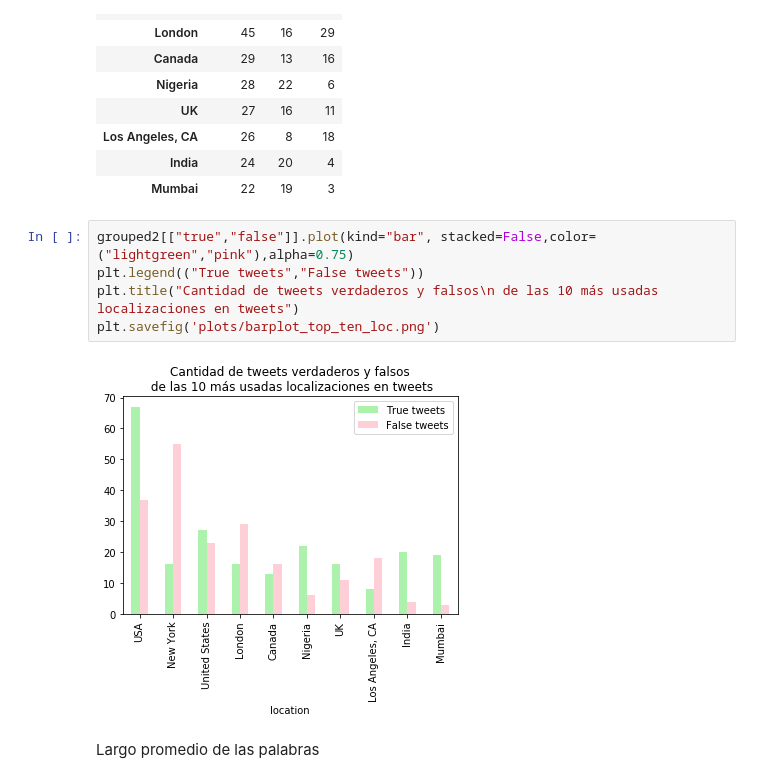
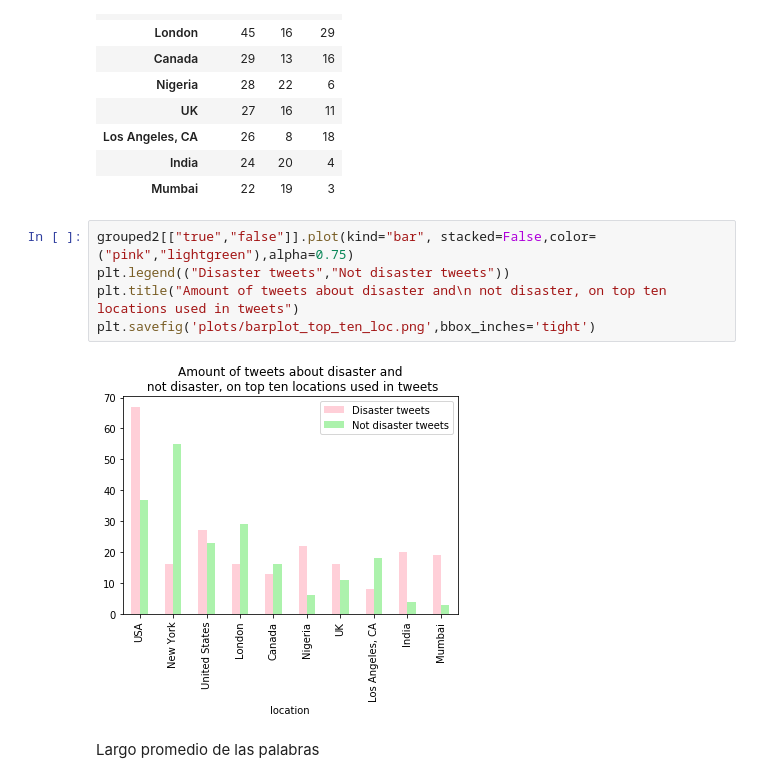
Before and after one commit to AgustinLeguizamon/datos_tp_1, a Jupyter notebook: tp1_tomas.ipynb, the cells around one changed output. Saved outputs shown, nothing was run; the diff lists cells and outputs as text.

```diff
--- a/tp1_tomas.ipynb
+++ b/tp1_tomas.ipynb
@@ -120,12 +121,12 @@ grouped2
 | India | 24 | 20 | 4 |
 | Mumbai | 22 | 19 | 3 |
 # %%
-grouped2[["true","false"]].plot(kind="bar", stacked=False,color=("lightgreen","pink"),alpha=0.75)
-plt.legend(("True tweets","False tweets"))
-plt.title("Cantidad de tweets verdaderos y falsos\n de las 10 más usadas localizaciones en tweets")
-plt.savefig('plots/barplot_top_ten_loc.png')
+grouped2[["true","false"]].plot(kind="bar", stacked=False,color=("pink","lightgreen"),alpha=0.75)
+plt.legend(("Disaster tweets","Not disaster tweets"))
+plt.title("Amount of tweets about disaster and\n not disaster, on top ten locations used in tweets")
+plt.savefig('plots/barplot_top_ten_loc.png',bbox_inches='tight')
 # %% [output]
-[figure, old version]
+[figure, new version]
 # %% [markdown]
 Largo promedio de las palabras
 # %%
```
Also changed, not shown: parts of 5 cells of this notebook, 7 other files.
